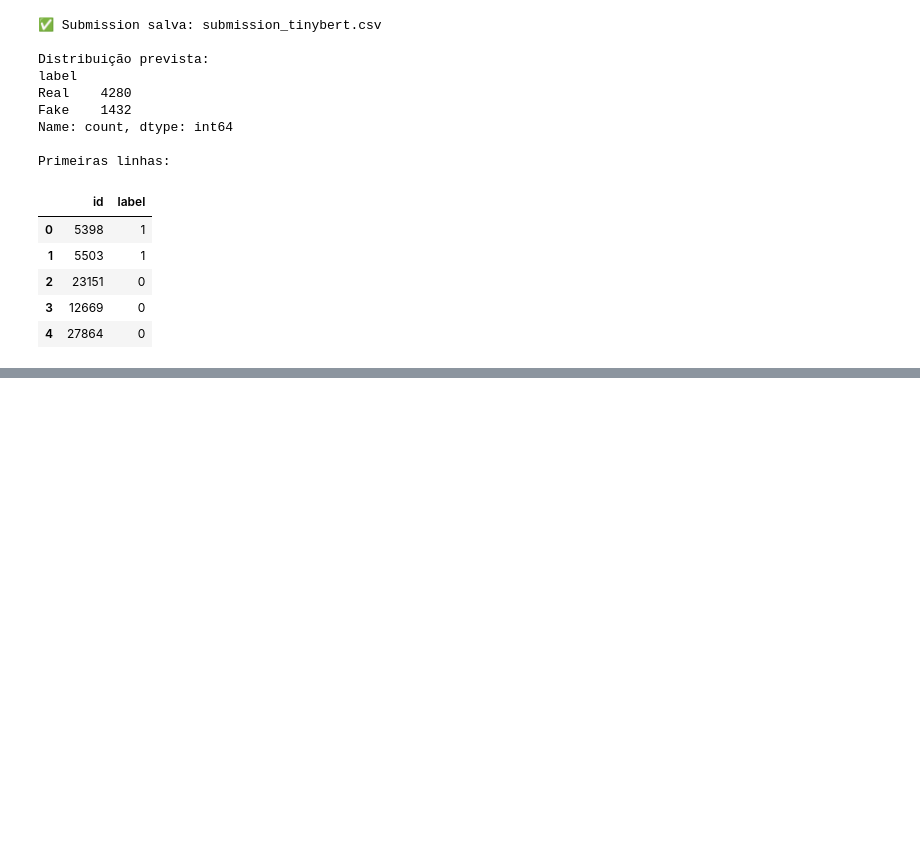
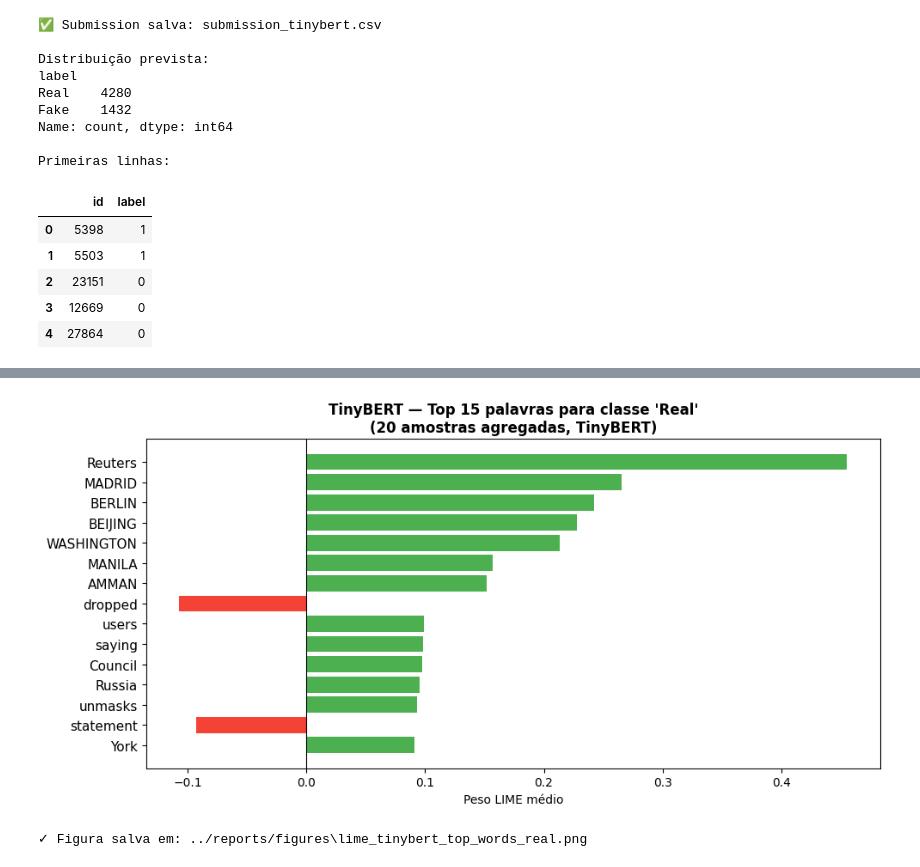
Before and after one commit to Eduardocin/ligia-nlp-challenge, a Jupyter notebook: notebooks/5.0-tinybert.ipynb, the cells around one changed output, grey strips where cells are left out. Saved outputs shown, nothing was run; the diff lists cells and outputs as text; code cells hidden in the pictures; blank space fills up the shorter version.

```diff
--- a/notebooks/5.0-tinybert.ipynb
+++ b/notebooks/5.0-tinybert.ipynb
@@ -734,0 +791,78 @@ Explicando classe: Fake
+# %%
+# ─── PESOS LIME AGREGADOS — TinyBERT ──────────────────────────────────────────
+from collections import defaultdict
+
+N_PER_CLASS  = 20   # amostras por classe (aumente para resultados mais robustos)
+NUM_FEATURES = 15
+NUM_SAMPLES  = 300
+
+CLASS_NAMES_GLOBAL = ["Real", "Fake"]
+_real_pool = X_val_raw[y_val_arr == 0]
+_fake_pool = X_val_raw[y_val_arr == 1]
+
+_sample_texts  = list(_real_pool[:N_PER_CLASS]) + list(_fake_pool[:N_PER_CLASS])
+_sample_labels = [0] * N_PER_CLASS + [1] * N_PER_CLASS
+
+feat_weights_bert = defaultdict(list)
+
+print(f"Gerando explicações LIME para {len(_sample_texts)} amostras ")
+
+for idx, (text, lbl) in enumerate(zip(_sample_texts, _sample_labels), start=1):
+    exp = _explainer_global.explain_instance(
+        text,
+        _predict_lime_saved,
+        num_features = NUM_FEATURES,
+        num_samples  = NUM_SAMPLES,
+        labels       = [lbl],
+    )
+    for feat, weight in exp.as_list(label=lbl):
+        feat_weights_bert[(feat, lbl)].append(weight)
+
+    if idx % 10 == 0:
+        print(f"  {idx}/{len(_sample_texts)} amostras processadas")
+
+print("✅ Explicações geradas!")
+
+# ─── AGREGAÇÃO ────────────────────────────────────────────────────────────────
+aggregated_bert = {
+    (feat, lbl): float(np.mean(ws))
+    for (feat, lbl), ws in feat_weights_bert.items()
+}
+
+FIGURES_DIR = "../reports/figures"
+os.makedirs(FIGURES_DIR, exist_ok=True)
+TOP_K = 15
+
+for label_idx, label_name in enumerate(CLASS_NAMES_GLOBAL):
+    class_feats = {
+        feat: w
+        for (feat, lbl), w in aggregated_bert.items()
+        if lbl == label_idx
+    }
+    sorted_feats = sorted(class_feats.items(), key=lambda x: abs(x[1]), reverse=True)[:TOP_K]
+    if not sorted_feats:
+        print(f"Nenhuma feature encontrada para classe {label_name}")
+        continue
+
+    feats, weights = zip(*sorted_feats)
+    colors = ["#4CAF50" if w > 0 else "#F44336" for w in weights]
+
+    fig, ax = plt.subplots(figsize=(10, 5))
+    ax.barh(range(len(feats)), weights, color=colors)
+    ax.set_yticks(range(len(feats)))
+    ax.set_yticklabels(feats, fontsize=11)
+    ax.axvline(0, color="black", linewidth=0.8)
+    ax.set_xlabel("Peso LIME médio")
+    ax.set_title(
+        f"TinyBERT — Top {TOP_K} palavras para classe '{label_name}'\n"
+        f"({N_PER_CLASS} amostras agregadas, TinyBERT)",
+        fontsize=12, fontweight="bold",
+    )
+    ax.invert_yaxis()
+    plt.tight_layout()
+
+    fig_path = os.path.join(FIGURES_DIR, f"lime_tinybert_top_words_{label_name.lower()}.png")
+    plt.savefig(fig_path, dpi=120, bbox_inches="tight")
+    plt.show()
+    print(f"✓ Figura salva em: {fig_path}")
+# %% [output]
@@ -734,0 +875,2 @@ Explicando classe: Fake
+[figure, added]
+✓ Figura salva em: ../reports/figures\lime_tinybert_top_words_real.png
```
Also changed, not shown: parts of 11 cells of this notebook, 9 other files.
